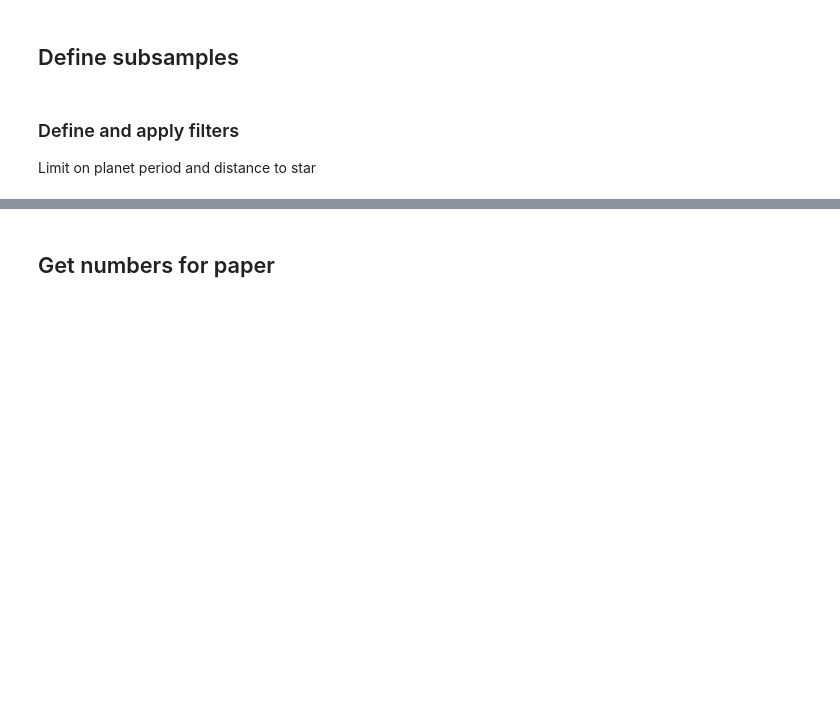
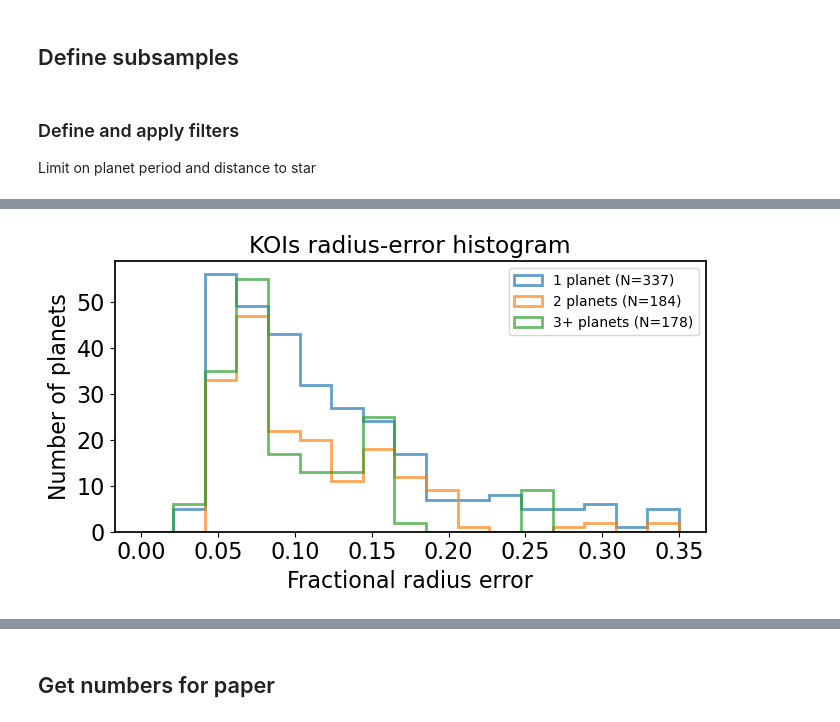
Before and after one commit to ernewton/importance_of_binarity, a Jupyter notebook: 2. Filtering KOIs.ipynb, the cells around one changed output, grey strips where cells are left out. Cells and saved outputs as stored; diff of their text form; code cells hidden in the pictures; blank space fills up the shorter version.

```diff
--- a/2. Filtering KOIs.ipynb
+++ b/2. Filtering KOIs.ipynb
@@ -18,9 +18,9 @@ plt.rcParams['savefig.dpi'] = 400
 # enable math fonts
 mpl.rc('mathtext', default = 'regular')
 
-period_limit = 100. # days
+period_limit = 1e6 # days
 dist_limit = 500.  # pc (nb:2000. == 200AU/0.1arcsec)
-radius_limit = 6.   # Re
+radius_limit = 8.   # Re
 max_radius_error = 0.25 # fraction
 from sbin import parameters
 # %% [markdown]
@@ -112,10 +134,12 @@ binaries = db_sub.merge(
 
 overlap = [col for col in db_sub.columns if col in tb_sub.columns and col != "KOI" and col != "kepoi_name"]
 for col in overlap:
+    # adopt values from sullivan
     binaries[col] = binaries[f"{col}_A"].combine_first(binaries[f"{col}_B"])
     # drop the two temporary columns
     binaries.drop(columns=[f"{col}_A", f"{col}_B"], inplace=True)
 
+binaries = binaries.drop_duplicates(subset=['KOI', 'kepoi_name'])
 
 
 q = binaries['mass_pri_adopt']/binaries['mass_sec_adopt']
@@ -124,5 +148,3 @@ disk = RL * binaries['SepAU']
 
 binaries['DiskAU'] = disk
 binaries['SnowAU'] = 0.00465*0.5*(binaries['steff_adopt']/170.)**2 # for T_eq = 170K
-
-binaries
@@ -237,0 +302,72 @@ KeyError: 'parallax'
+# %%
+# Histogram of radius error by system multiplicity for CKS
+cks_filtered['radius_error'] = np.maximum(cks_filtered['koi_prad_err1'], np.abs(cks_filtered['koi_prad_err2'])) / cks_filtered['koi_prad']
+kois_filtered_cc['radius_error'] = np.maximum(kois_filtered_cc['koi_prad_err1'], np.abs(kois_filtered_cc['koi_prad_err2'])) / kois_filtered_cc['koi_prad']
+
+cks_filtered['n_planets'] = cks_filtered.groupby('KOI').KOI.transform('size')
+kois_filtered_cc['n_planets'] = kois_filtered_cc.groupby('KOI').KOI.transform('size')
+
+close = binaries_filtered['SepAU'] < 100.
+binaries_filtered['radius_error'] = binaries_filtered['e_prad_adopt'] / binaries_filtered['prad_adopt']
+binaries_filtered['n_planets'] = binaries_filtered.groupby('KOI').KOI.transform('size')
+
+multiplicity_groups = [
+    (lambda df: df['n_planets'] == 1, '1 planet'),
+    (lambda df: df['n_planets'] == 2, '2 planets'),
+    (lambda df: df['n_planets'] >= 3, '3+ planets'),
+]
+
+for df, label in [(kois_filtered_cc, 'KOIs'), (cks_filtered, 'CKS'), (binaries_filtered[close], 'Binaries close')]:
+    plt.figure(figsize=(7, 4))
+    bins = np.linspace(0, 0.35, 18)
+
+    i = 0
+    for func, grp_label in multiplicity_groups:
+        grp_mask = func(df)
+        sel = df[grp_mask]
+        if len(sel) == 0:
+            continue
+        plt.hist(sel['radius_error'], bins=bins, ec=f'C{i}',
+                 histtype='step', lw=2, alpha=0.7, label=f'{grp_label} (N={len(sel)})')
+        i+=1
+
+    plt.xlabel('Fractional radius error')
+    plt.ylabel('Number of planets')
+    plt.title(f'{label} radius-error histogram')
+    plt.legend(fontsize=10)
+    plt.tight_layout()
+    plt.show()
+
+
+def planet_fraction_by_multiplicity(df, star_col='KOI'):
+    planet_counts = df.groupby(star_col).size().reset_index(name='n_planets')
+    if len(df) == 0:
+        return {}
+    multiplicity_counts = planet_counts['n_planets'].value_counts().sort_index()
+    total_systems = len(planet_counts)
+    return {
+        n: {
+            'systems': count,
+            'planets': int(n * count),
+            'fraction_of_systems': float(count) / total_systems,
+        }
+        for n, count in multiplicity_counts.items()
+    }
+
+for df, label in [(kois_filtered_cc, 'KOIs'), (cks_filtered, 'CKS'), (binaries_filtered[close], 'Binaries close')]:
+    sel = df
+    print(f"\n{label} planets:")
+    for error_label, mask in [
+        ('radius_error < 0.25', sel['radius_error'] < 0.25),
+        ('all radius errors', np.ones(len(sel), dtype=bool)),
+    ]:
+        subset = sel[mask]
+        fractions = planet_fraction_by_multiplicity(subset)
+        print(f"  {error_label}: total_planets={len(subset)}")
+        if not fractions:
+            print("    no planets in this selection")
+            continue
+        for n, stats in fractions.items():
+            print(f"    n={n}: systems={stats['systems']}, planets={stats['planets']}, frac_systems={stats['fraction_of_systems']:.3f}")
+# %% [output]
+[figure, added]
```
Also changed, not shown: parts of 14 cells of this notebook, 5 other files.
